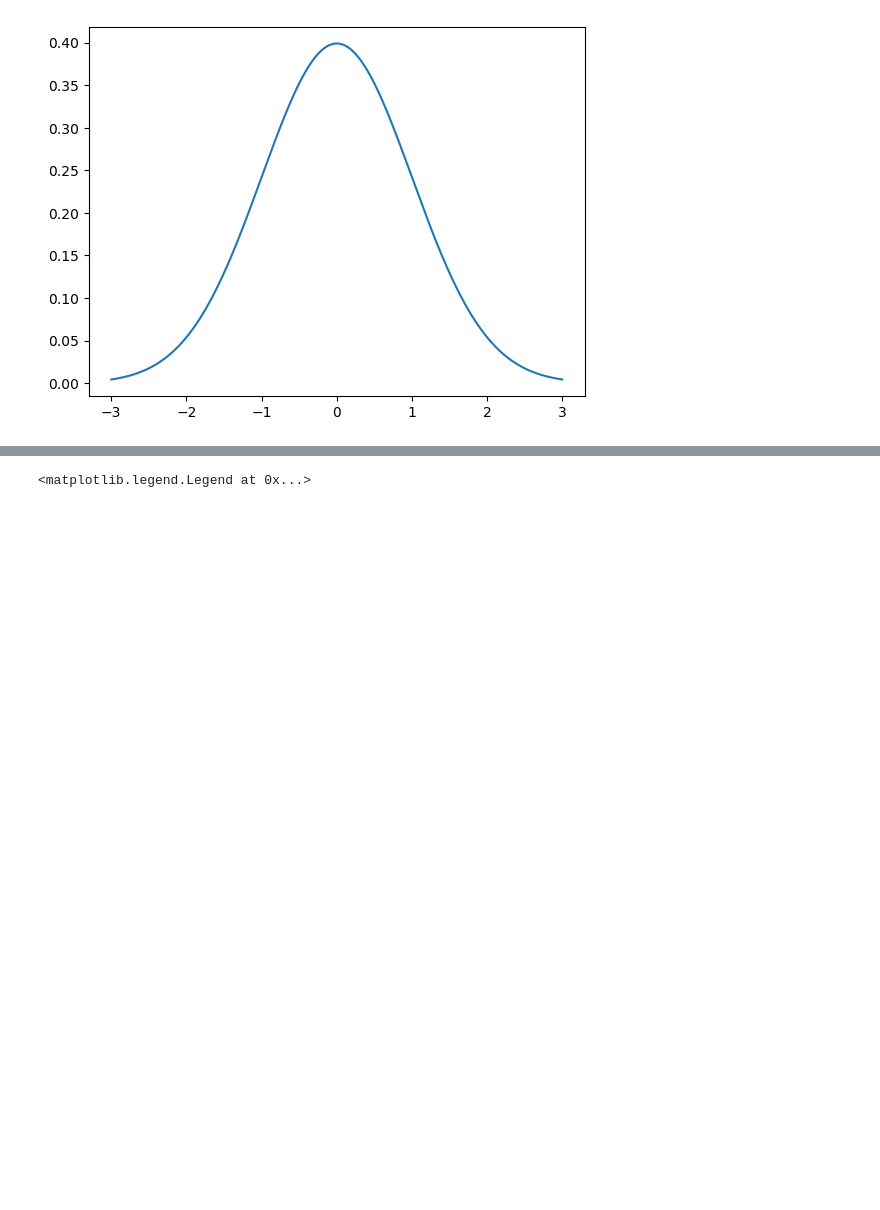
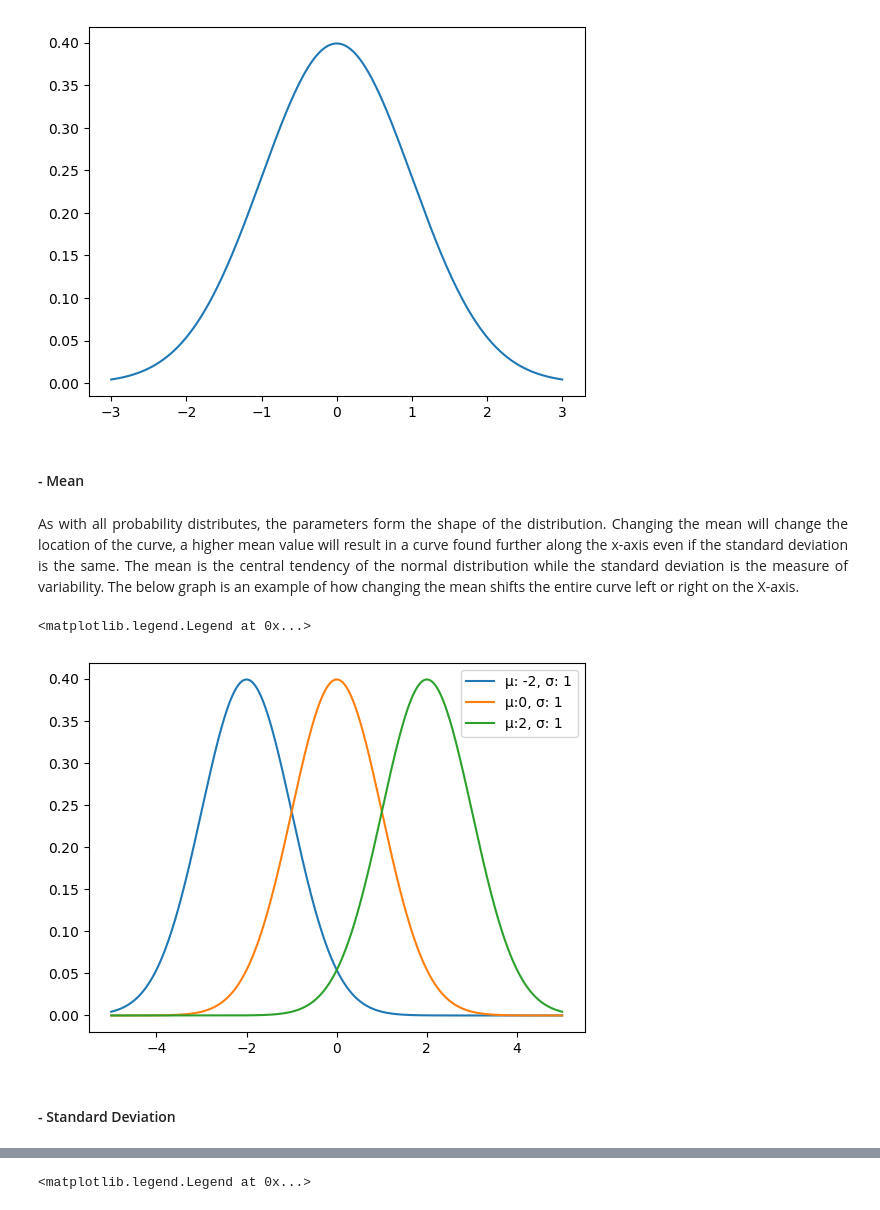
Before and after one commit to MSoD1/Fundamentals-of-Data-Analysis, a Jupyter notebook: Normal Distribution.ipynb, the cells around one changed output, grey strips where cells are left out. Drawn from its saved outputs; the diff is of its cells as text; code cells hidden in the pictures; blank space fills up the shorter version.

```diff
--- a/Normal Distribution.ipynb
+++ b/Normal Distribution.ipynb
@@ -29,4 +37,24 @@ plt.plot(x, norm.pdf(x, 0, 1))
 # %% [output]
 [<matplotlib.lines.Line2D at 0x...>]
 [figure]
+# %% [markdown]
+#### - Mean
+# %% [markdown]
+<div style="text-align: justify"> As with all probability distributes, the parameters form the shape of the distribution. Changing the mean will change the location of the curve, a higher mean value will result in a curve found further along the x-axis even if the standard deviation is the same. The mean is the central tendency of the normal distribution while the standard deviation is the measure of variability. The below graph is an example of how changing the mean shifts the entire curve left or right on the X-axis.<div/>
+# %%
+#x-axis ranges from -5 and 5 with .001 steps
+x = np.arange(-5, 5, 0.001)
+
+#define multiple normal distributions
+plt.plot(x, norm.pdf(x, -2, 1), label='μ: -2, σ: 1')
+plt.plot(x, norm.pdf(x, 0, 1), label='μ:0, σ: 1')
+plt.plot(x, norm.pdf(x, 2, 1), label='μ:2, σ: 1')
+
+#add legend to plot
+plt.legend()
+# %% [output]
+<matplotlib.legend.Legend at 0x...>
+[figure, added]
+# %% [markdown]
+#### - Standard Deviation
 # %% [markdown]
```
Also changed, not shown: parts of 9 cells of this notebook.
